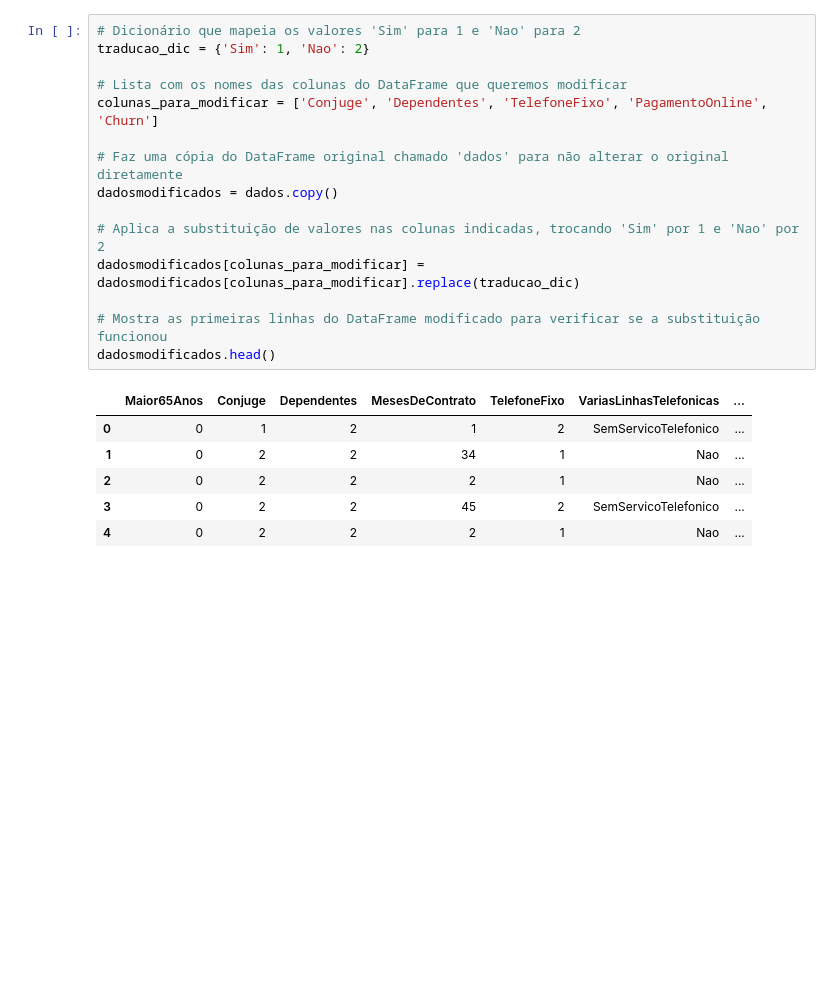
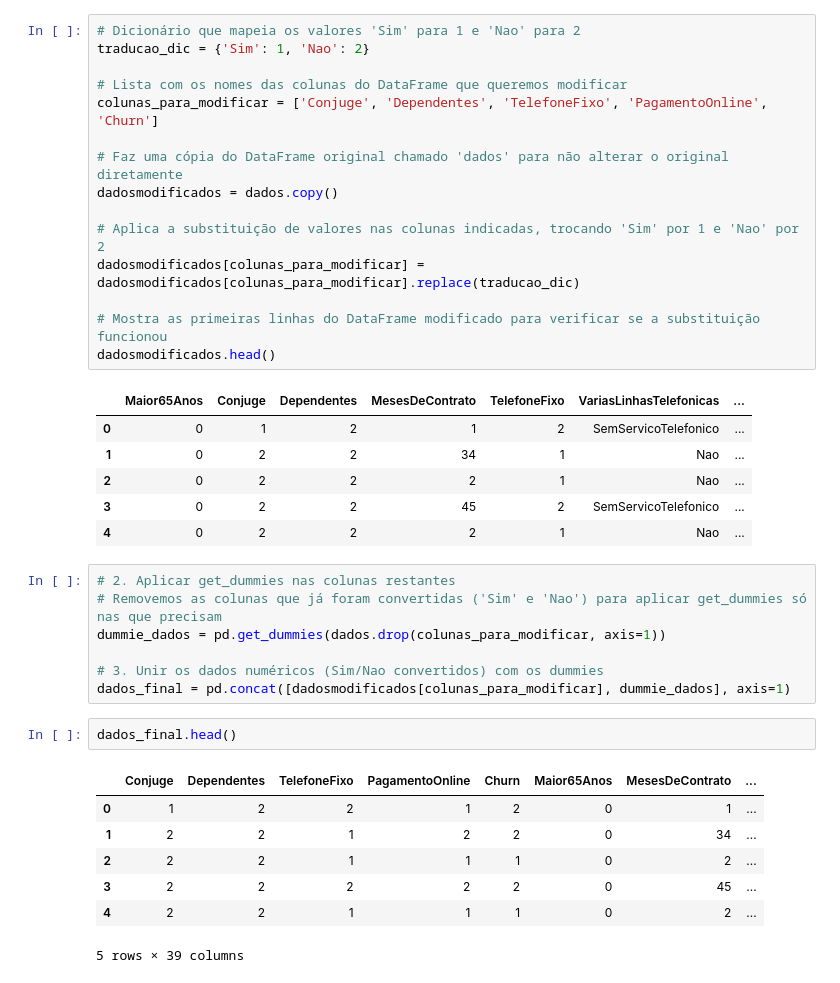
Before and after one commit to rafaeladns/ML_Classificacao_por_tras_dos_panos, a Jupyter notebook: Aula 1/Projeto_ML_aula1.ipynb, the cells around one changed output. Cells and saved outputs as stored; diff of their text form; blank space fills up the shorter version.

```diff
--- a/Aula 1/Projeto_ML_aula1.ipynb
+++ b/Aula 1/Projeto_ML_aula1.ipynb
@@ -43,3 +43,20 @@ dadosmodificados.head()
 | 2 | 0 | 2 | 2 | 2 | 1 | Nao | ... |
 | 3 | 0 | 2 | 2 | 45 | 2 | SemServicoTelefonico | ... |
 | 4 | 0 | 2 | 2 | 2 | 1 | Nao | ... |
+# %%
+# 2. Aplicar get_dummies nas colunas restantes
+# Removemos as colunas que já foram convertidas ('Sim' e 'Nao') para aplicar get_dummies só nas que precisam
+dummie_dados = pd.get_dummies(dados.drop(colunas_para_modificar, axis=1))
+
+# 3. Unir os dados numéricos (Sim/Nao convertidos) com os dummies
+dados_final = pd.concat([dadosmodificados[colunas_para_modificar], dummie_dados], axis=1)
+# %%
+dados_final.head()
+# %% [output]
+|  | Conjuge | Dependentes | TelefoneFixo | PagamentoOnline | Churn | Maior65Anos | MesesDeContrato | ... |
+| 0 | 1 | 2 | 2 | 1 | 2 | 0 | 1 | ... |
+| 1 | 2 | 2 | 1 | 2 | 2 | 0 | 34 | ... |
+| 2 | 2 | 2 | 1 | 1 | 1 | 0 | 2 | ... |
+| 3 | 2 | 2 | 2 | 2 | 2 | 0 | 45 | ... |
+| 4 | 2 | 2 | 1 | 1 | 1 | 0 | 2 | ... |
+5 rows × 39 columns
```
